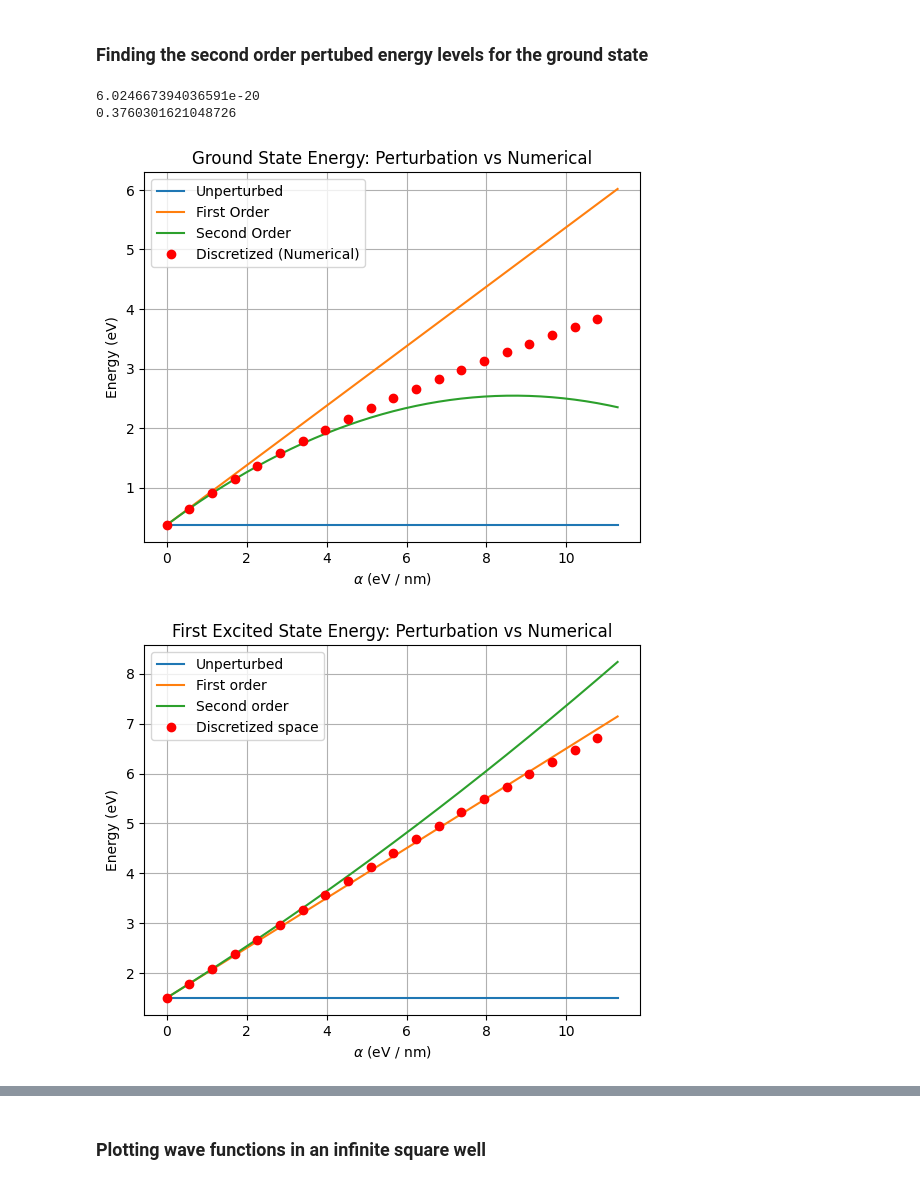
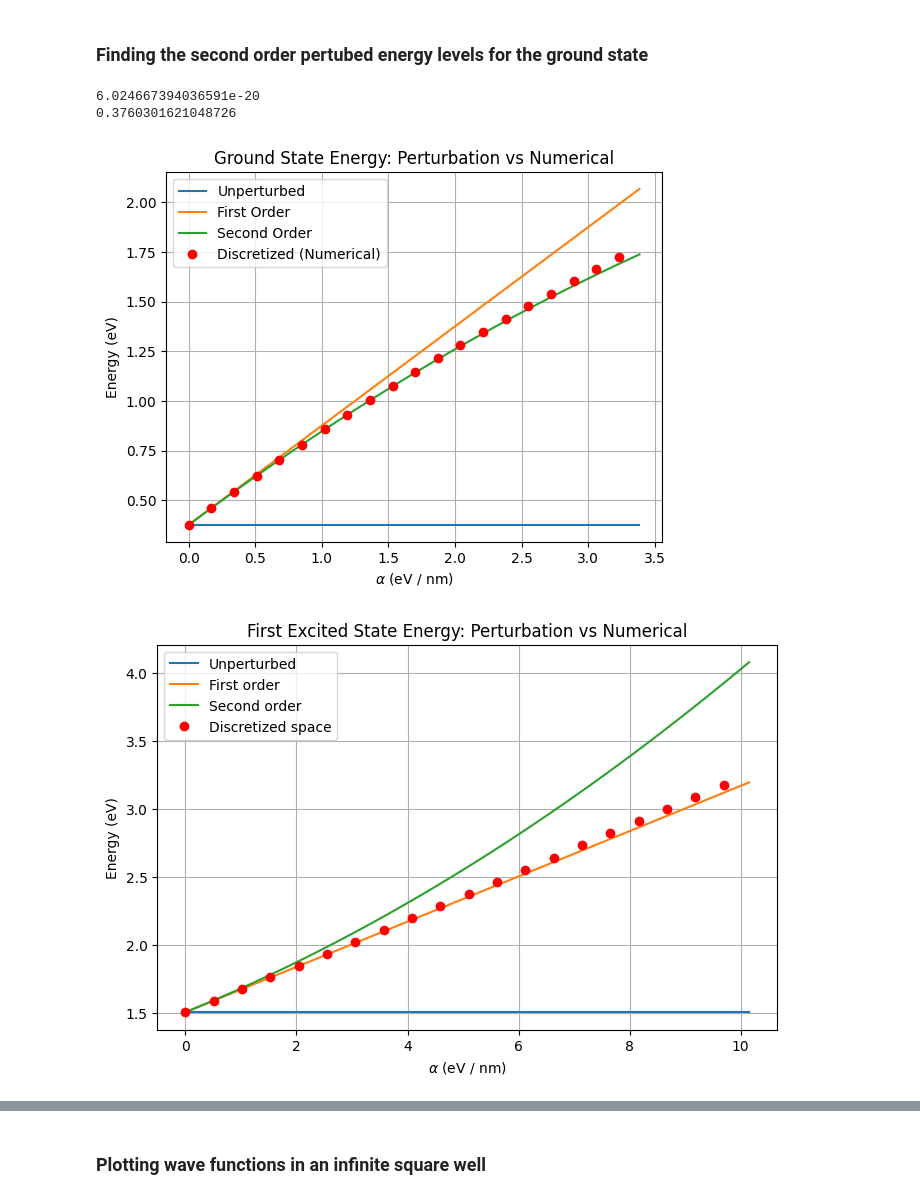
Before and after one commit to GijsKUU/QuantumMechanicsPractical1, a Jupyter notebook: Perturbation.ipynb, the cells around one changed output, grey strips where cells are left out. Drawn from its saved outputs; the diff is of its cells as text; code cells hidden in the pictures.

```diff
--- a/Perturbation.ipynb
+++ b/Perturbation.ipynb
@@ -159,10 +167,10 @@ We choose alpha such that the first-order perturbative correction becomes compar
 """
 alpha_min = 0
 delta_E = (3 * (np.pi**2) * (sc.hbar**2)) / (2 * particle_mass * (well_length**2))
-alpha_max = delta_E  / well_length * 10
+alpha_max = delta_E  / well_length * 3
 num_steps = 200
 alpha_values = np.linspace(alpha_min, alpha_max, num_steps)
-excited_state_zoom_factor = 3
+excited_state_zoom_factor = 3 # the first excited state alpha values need to range larger to see how the second-order changes
 
 E0 = unperturbed_energy(1, particle_mass, well_length)
 E1 = unperturbed_energy(2, particle_mass, well_length)
@@ -178,18 +186,15 @@ Excited_discretized = []
 for index,alpha in enumerate(alpha_values):
     # Energy levels for the ground state
     E1n = first_order_correction(alpha, well_length)    # E(1)n, as this is the same for all states
-    """
     E21 = second_order_correction_groundstate(          # E(2)1
         alpha,
         particle_mass,
         well_length,
         max_n=50
     )
-    """
-    E21 = second_order_correction(1, alpha, particle_mass, well_length, mmax=500)
+
 
     E_ground.append(E0 + E1n + E21)
-    """
     # energy levels for the first excited state
     E22 = second_order_correction_first_excited_state(
         alpha * excited_state_zoom_factor,
@@ -197,13 +202,12 @@ for index,alpha in enumerate(alpha_values):
         well_length,
         max_m=50
     )
-    """
-    E22 = second_order_correction(2, alpha, particle_mass, well_length, mmax=500)
+
     E_firstexcited.append(E1 + E1n + E22)
 
     # energy levels for discretized space, only save a couple of points
     if(index % 10 == 0):
-        singleResult = sorted(solve_discretization(well_length, N, particle_mass, alpha))
+        singleResult = sorted(discretization(well_length, N, particle_mass, alpha))
         Ground_discretized.append(singleResult[0]/sc.electron_volt)
         Excited_discretized.append(singleResult[1]/sc.electron_volt)
 
@@ -219,7 +223,7 @@ E_firstexcited_ev = E_firstexcited / sc.electron_volt
 # Convert alpha (J/m) to (eV/nm)
 # Divide by elementary charge to get eV/m, then by 1e9 to get eV/nm
 alpha_ev_per_nm = alpha_values / (sc.electron_volt * 1e9)
-alpha_ev_per_nm_excited = (alpha_values) / (sc.electron_volt * 1e9)
+alpha_ev_per_nm_excited = (alpha_values * excited_state_zoom_factor) / (sc.electron_volt * 1e9)
 
 
 # creating a list of energy values with only the first correction applied, in eV
@@ -242,34 +246,34 @@ plt.show()
 
 
 # Plotting for the first excited state
-plt.figure()
+plt.figure(figsize=(8,5))
 plt.title('First Excited State Energy: Perturbation vs Numerical') # Added Title
 plt.plot(alpha_ev_per_nm_excited, E1 / sc.electron_volt * np.ones_like(alpha_values)) # unperturbed energy
 plt.plot(alpha_ev_per_nm_excited, E_first_only_ev_firstexcited) # first order correction
 plt.plot(alpha_ev_per_nm_excited, E_firstexcited_ev)
 plt.plot(alpha_ev_per_nm_excited[::10], Excited_discretized, 'ro')
 
 plt.xlabel(r'$\alpha$ (eV / nm)')
 plt.ylabel('Energy (eV)')
 plt.legend(['Unperturbed', 'First order', 'Second order', 'Discretized space'])
 plt.grid(True)
 plt.show()
 
 for max_n in [2, 4, 6, 10, 20, 50]:
     E2 = second_order_correction_groundstate(alpha_max, particle_mass, well_length, max_n)
     print(max_n, E2 / sc.electron_volt)
 
 for max_m in [1, 3, 5, 11, 21, 51]:
     E22 = second_order_correction_first_excited_state(
         alpha_max,
         particle_mass,
         well_length,
         max_m=max_m
     )
     print(max_m, E22 / sc.electron_volt)
 # %% [output]
 6.024667394036591e-20
 0.3760301621048726
-[figure, old version]
+[figure, new version]
-[figure, old version]
+[figure, new version]
 2 -0.0
```
Also changed, not shown: parts of 2 cells of this notebook, 1 other file.
